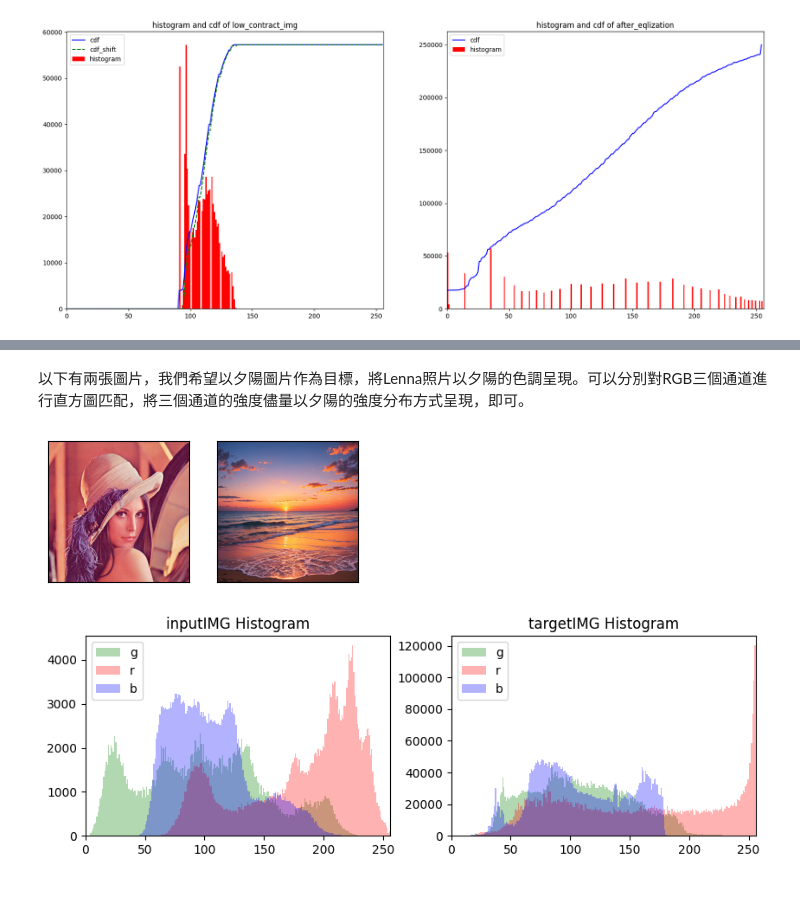
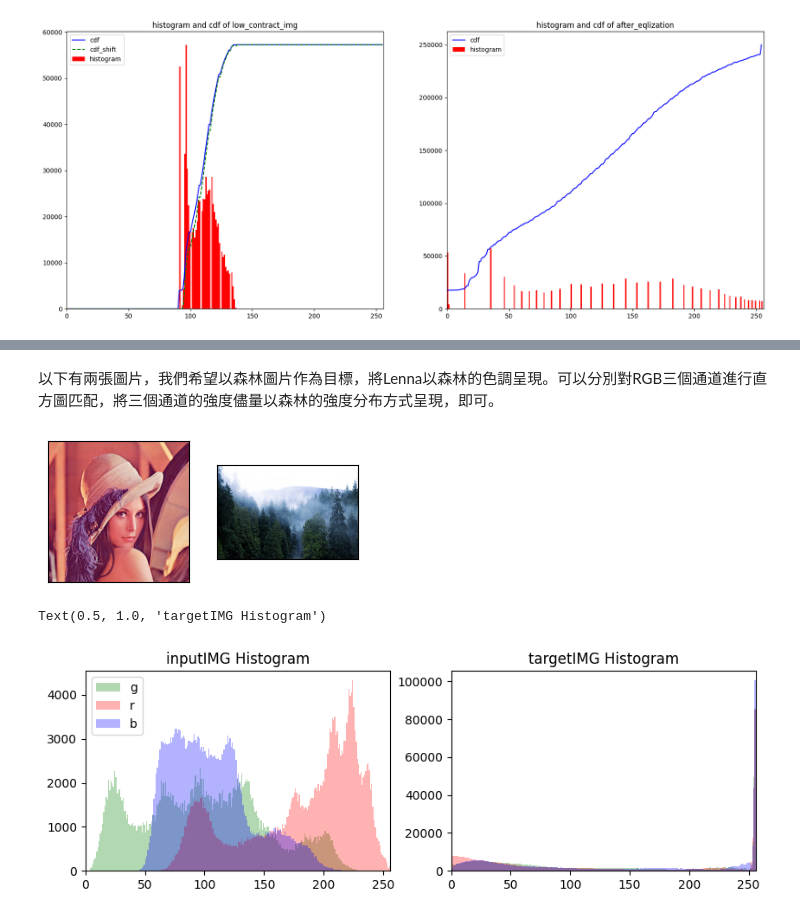
Before and after one commit to HelpHelpHelp-Charlie/DIP_learning, a Jupyter notebook: CH3.ipynb, the cells around one changed output, grey strips where cells are left out. Cells and saved outputs as stored; diff of their text form; code cells hidden in the pictures.

```diff
--- a/CH3.ipynb
+++ b/CH3.ipynb
@@ -248,38 +248,36 @@ plt.show()
 source: https://www.youtube.com/watch?v=r565euxWZBs。<br />
 ![Quick sheets - page 14.png](<attachment:Quick sheets - page 14.png>)
 # %% [markdown]
-以下有兩張圖片，我們希望以夕陽圖片作為目標，將Lenna照片以夕陽的色調呈現。可以分別對RGB三個通道進行直方圖匹配，將三個通道的強度儘量以夕陽的強度分布方式呈現，即可。
+以下有兩張圖片，我們希望以森林圖片作為目標，將Lenna以森林的色調呈現。可以分別對RGB三個通道進行直方圖匹配，將三個通道的強度儘量以森林的強度分布方式呈現，即可。
 # %%
 inputIMG = cv2.imread('source_img/Lenna.png')#######匯入兩圖片
 inputIMG  =  cv2.cvtColor(inputIMG,cv2.COLOR_BGR2RGB)
-targetIMG = cv2.imread('source_img/sunset.png')
+targetIMG = cv2.imread('source_img/forest.jpg')
 targetIMG  =  cv2.cvtColor(targetIMG,cv2.COLOR_BGR2RGB)
 show2plt(inputIMG,targetIMG)
 
 #######畫histogram
 red_I, green_I, blue_I = inputIMG[:,:,0], inputIMG[:,:,1], inputIMG[:,:,2]
 red_T, green_T, blue_T = targetIMG[:,:,0], targetIMG[:,:,1], targetIMG[:,:,2]
 fig =plt.figure(figsize=(10,3));
 ax=fig.add_subplot(121)
 _ =plt.hist(green_I.flatten(),256,[0,256], color = 'g',alpha=0.3,label='g')
 _ =plt.hist(red_I.flatten(),256,[0,256], color = 'r',alpha=0.3,label='r')
 _ =plt.hist(blue_I.flatten(),256,[0,256], color = 'b',alpha=0.3,label='b')
 plt.xlim([0,256])
 plt.title("inputIMG Histogram")
 plt.legend(loc = 'upper left')
 
 ax=fig.add_subplot(122)
 _ =plt.hist(green_T.flatten(),256,[0,256], color = 'g',alpha=0.3,label='g')
 _ =plt.hist(red_T.flatten(),256,[0,256], color = 'r',alpha=0.3,label='r')
 _ =plt.hist(blue_T.flatten(),256,[0,256], color = 'b',alpha=0.3,label='b')
 plt.xlim([0,256])
 plt.title("targetIMG Histogram")
-plt.legend( loc = 'upper left')
-
-plt.show()
 # %% [output]
-[figure, old version]
+[figure, new version]
+Text(0.5, 1.0, 'targetIMG Histogram')
-[figure, old version]
+[figure, new version]
 # %%
 def cdf(im):
     hist,bins = np.histogram(im.flatten(),256,[0,256])
```
Also changed, not shown: parts of 1 cell of this notebook.
